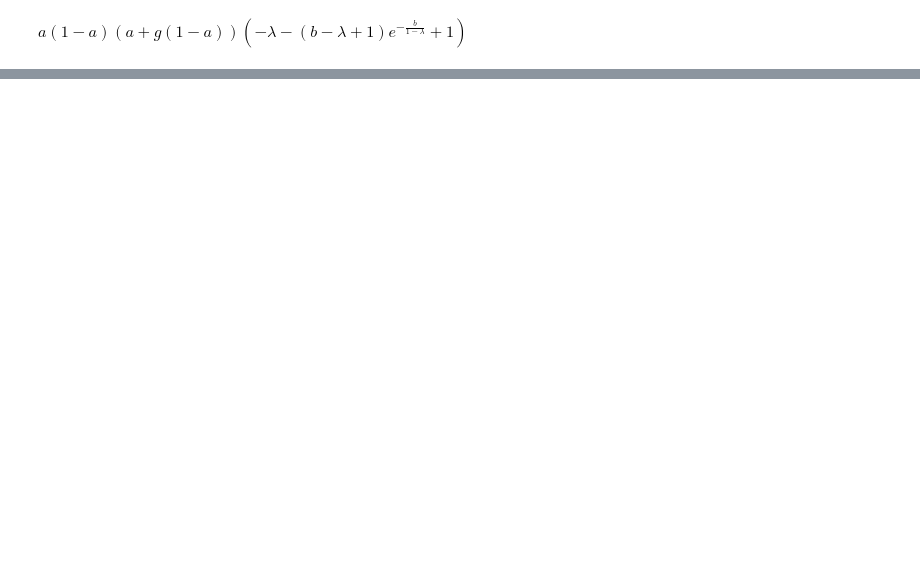
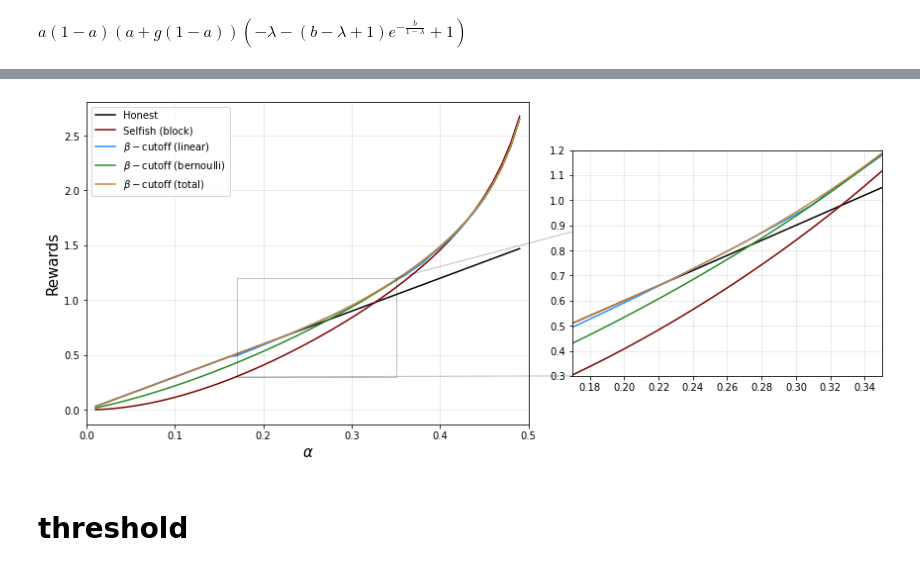
Before and after one commit to michaelneuder/opportunistic-mining, a Jupyter notebook: just-selfish.ipynb, the cells around one changed output, grey strips where cells are left out. Drawn from its saved outputs; the diff is of its cells as text; code cells hidden in the pictures; blank space fills up the shorter version.

```diff
--- a/just-selfish.ipynb
+++ b/just-selfish.ipynb
@@ -209,0 +524,13 @@ full_rews = (attack_full_fixed + attack_full_bern + attack_full_lin).subs({p1:p1
+# %%
+subs = {C:C_, E:E_, p:p_}
+# %%
+attack_fixed = attack_full_fixed.subs({p1:p1_sym}).subs(subs)
+attack_lin   = attack_full_lin.subs({p1:p1_sym}).subs(subs)
+attack_bern  = attack_full_bern.subs({p1:p1_sym}).subs(subs)
+attack_full  = (attack_full_fixed + attack_full_bern + attack_full_lin).subs({p1:p1_sym}).subs(subs)
+# %%
+o_0p    = 1
+o_rest = p1*a*(1-a)/(1-2*a)
+orphan_full = p0p * o_0p + o_rest
+
+eq1 = sp.Eq(orphan_full.subs({p1:p1_sym}).subs(subs), ell)
@@ -209,0 +601,31 @@ full_rews = (attack_full_fixed + attack_full_bern + attack_full_lin).subs({p1:p1
+# %%
+f, ax = plt.subplots(figsize=(8,6))
+
+
+axins = ax.inset_axes(
+    [1.1, 0.15, 0.7, 0.7],
+    xlim=(.17, .35), ylim=(0.3, 1.2))
+
+ax.indicate_inset_zoom(axins, edgecolor="black", label=None, alpha=0.25)
+
+
+for ax_ in [ax, axins]:
+    ax_.plot(alphas, alphas*3, label='Honest', color='black')
+    ax_.plot(alphas, selfish_rews, label='Selfish (block)', color='maroon')
+    ax_.plot(alphas, linear_rews, label=r'$\beta-$cutoff (linear)', color='dodgerblue')
+    ax_.plot(alphas, bern_rews, label=r'$\beta-$cutoff (bernoulli)', color='forestgreen')
+    ax_.plot(alphas, total_rews, label=r'$\beta-$cutoff (total)', color='peru')
+    ax_.grid(alpha=0.3)
+#     ax_.axvline(1/3, color='k', alpha=0.8, label=r'$\alpha=1/3$', linestyle='dotted')
+
+ax.set_xlabel(r'$\alpha$', size=15)
+ax.set_ylabel(r'Rewards', size=15)
+ax.set_xlim(0,0.5)
+
+ax.legend(loc=2)
+plt.savefig('out.png', dpi=150, bbox_inches='tight', facecolor='white')
+plt.show()
+# %% [output]
+[figure, added]
+# %% [markdown]
+# threshold
```
Also changed, not shown: parts of 41 cells of this notebook, 3 other files.
